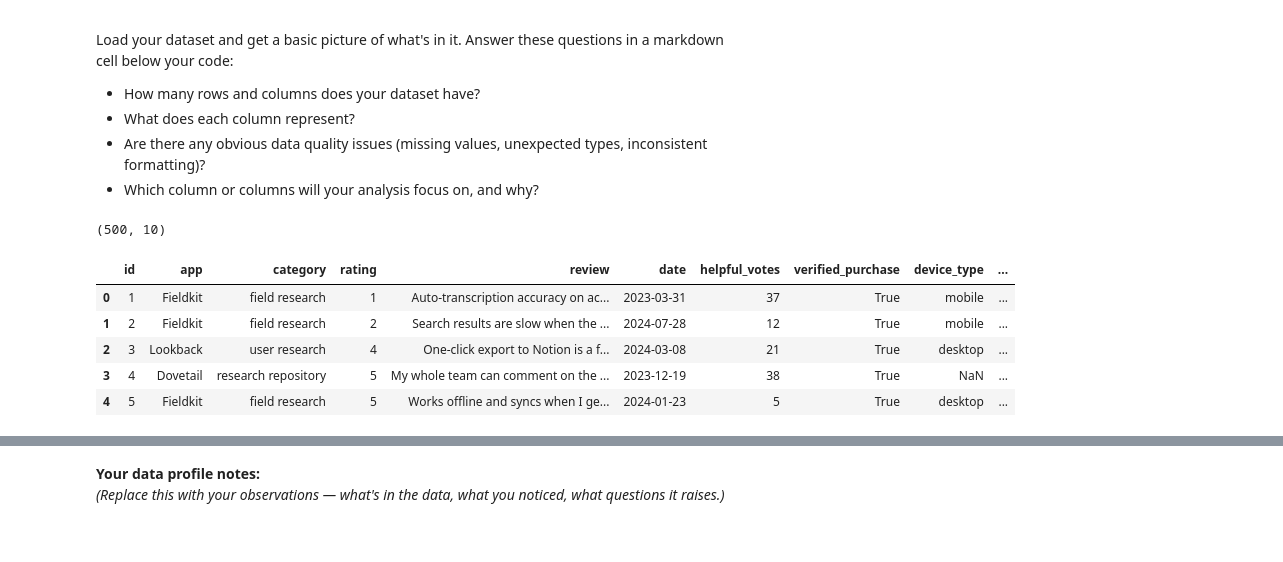
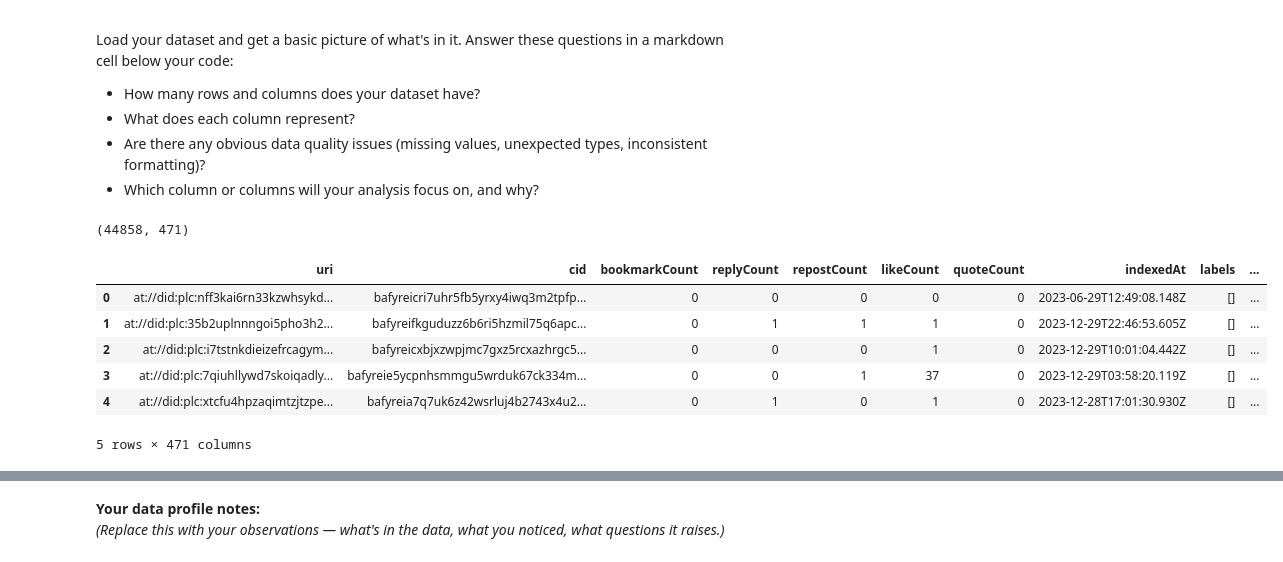
Before and after one commit to stutisha-svg/HCDE530, a Jupyter notebook: week6/week6_mp1_starter.ipynb, the cells around one changed output, grey strips where cells are left out. Saved outputs shown, nothing was run; the diff lists cells and outputs as text; code cells hidden in the pictures.

Commit message:
added dataset in section 1

```diff
--- a/week6/week6_mp1_starter.ipynb
+++ b/week6/week6_mp1_starter.ipynb
@@ -63,24 +63,25 @@ Load your dataset and get a basic picture of what's in it. Answer these question
 # %%
 # Load your dataset
 # Replace 'your_dataset.csv' with your actual filename.
 # The file should be in the same folder as this notebook.
 # If you're loading from an API result, replace pd.read_csv() with the appropriate call.
 #
 # Example (app review dataset from class):
 # df = pd.read_csv('app_reviews_demo.csv')
 
-df = pd.read_csv('your_dataset.csv')  # ← replace with your filename
+df = pd.read_csv('bsky_posts_collected.csv')  # ← replace with your filename
 
 print(df.shape)
 df.head()
 # %% [output]
-(500, 10)
+(44858, 471)
-|  | id | app | category | rating | review | date | helpful_votes | verified_purchase | device_type | ... |
-| 0 | 1 | Fieldkit | field research | 1 | Auto-transcription accuracy on ac... | 2023-03-31 | 37 | True | mobile | ... |
-| 1 | 2 | Fieldkit | field research | 2 | Search results are slow when the ... | 2024-07-28 | 12 | True | mobile | ... |
-| 2 | 3 | Lookback | user research | 4 | One-click export to Notion is a f... | 2024-03-08 | 21 | True | desktop | ... |
-| 3 | 4 | Dovetail | research repository | 5 | My whole team can comment on the ... | 2023-12-19 | 38 | True | NaN | ... |
-| 4 | 5 | Fieldkit | field research | 5 | Works offline and syncs when I ge... | 2024-01-23 | 5 | True | desktop | ... |
+|  | uri | cid | bookmarkCount | replyCount | repostCount | likeCount | quoteCount | indexedAt | labels | ... |
+| 0 | at://did:plc:nff3kai6rn33kzwhsykd... | bafyreicri7uhr5fb5yrxy4iwq3m2tpfp... | 0 | 0 | 0 | 0 | 0 | 2023-06-29T12:49:08.148Z | [] | ... |
+| 1 | at://did:plc:35b2uplnnngoi5pho3h2... | bafyreifkguduzz6b6ri5hzmil75q6apc... | 0 | 1 | 1 | 1 | 0 | 2023-12-29T22:46:53.605Z | [] | ... |
+| 2 | at://did:plc:i7tstnkdieizefrcagym... | bafyreicxbjxzwpjmc7gxz5rcxazhrgc5... | 0 | 0 | 0 | 1 | 0 | 2023-12-29T10:01:04.442Z | [] | ... |
+| 3 | at://did:plc:7qiuhllywd7skoiqadly... | bafyreie5ycpnhsmmgu5wrduk67ck334m... | 0 | 0 | 1 | 37 | 0 | 2023-12-29T03:58:20.119Z | [] | ... |
+| 4 | at://did:plc:xtcfu4hpzaqimtzjtzpe... | bafyreia7q7uk6z42wsrluj4b2743x4u2... | 0 | 1 | 0 | 1 | 0 | 2023-12-28T17:01:30.930Z | [] | ... |
+5 rows × 471 columns
 # %%
 # Check column types and missing values
 df.info()
```
Also changed, not shown: parts of 2 cells of this notebook.
